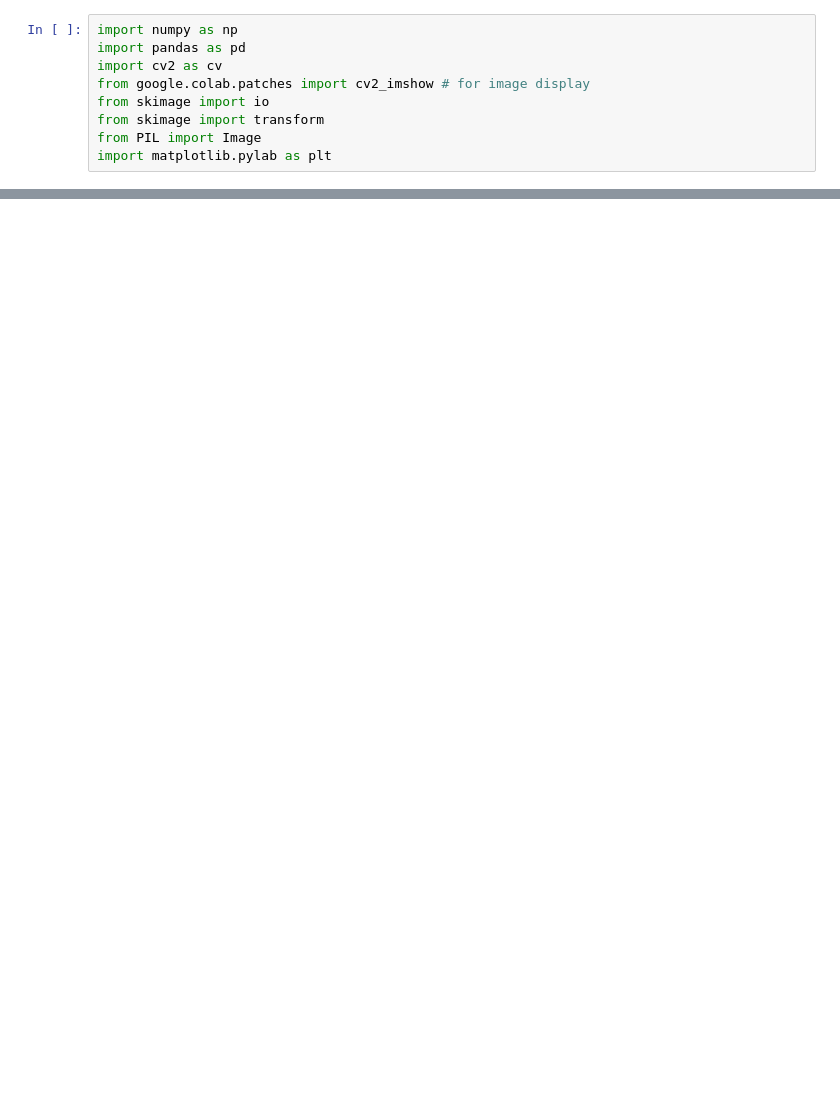
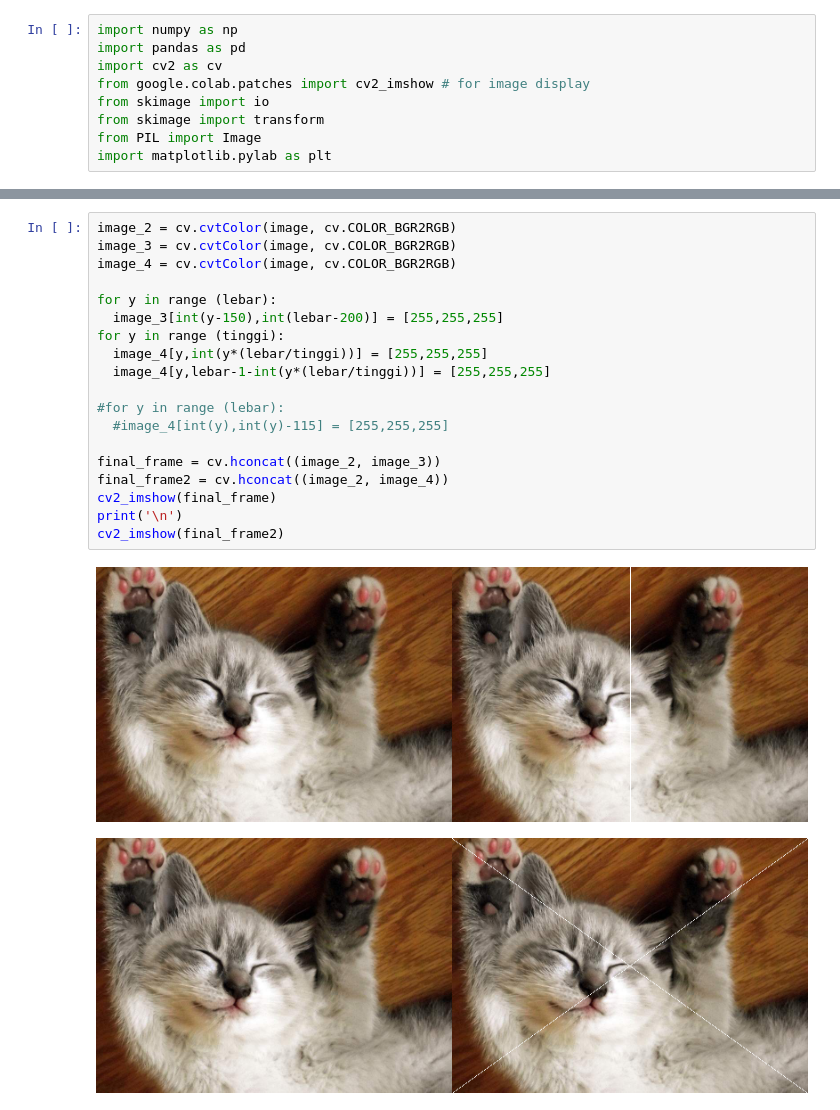
Before and after one commit to DimasIlham30/PCVK_Genap_2022, a Jupyter notebook: Dimas_Ilham_Rivaldy.ipynb, the cells around one changed output, grey strips where cells are left out. Drawn from its saved outputs; the diff is of its cells as text; blank space fills up the shorter version.

```diff
--- a/Dimas_Ilham_Rivaldy.ipynb
+++ b/Dimas_Ilham_Rivaldy.ipynb
@@ -49,0 +50,22 @@ cv2_imshow(final_frame)
+# %%
+image_2 = cv.cvtColor(image, cv.COLOR_BGR2RGB)
+image_3 = cv.cvtColor(image, cv.COLOR_BGR2RGB)
+image_4 = cv.cvtColor(image, cv.COLOR_BGR2RGB)
+
+for y in range (lebar):
+  image_3[int(y-150),int(lebar-200)] = [255,255,255]
+for y in range (tinggi):
+  image_4[y,int(y*(lebar/tinggi))] = [255,255,255]
+  image_4[y,lebar-1-int(y*(lebar/tinggi))] = [255,255,255]
+
+#for y in range (lebar):
+  #image_4[int(y),int(y)-115] = [255,255,255]
+
+final_frame = cv.hconcat((image_2, image_3))
+final_frame2 = cv.hconcat((image_2, image_4))
+cv2_imshow(final_frame)
+print('\n')
+cv2_imshow(final_frame2)
+# %% [output]
+[figure, added]
+[figure, added]
```
Also changed, not shown: parts of 3 cells of this notebook.
